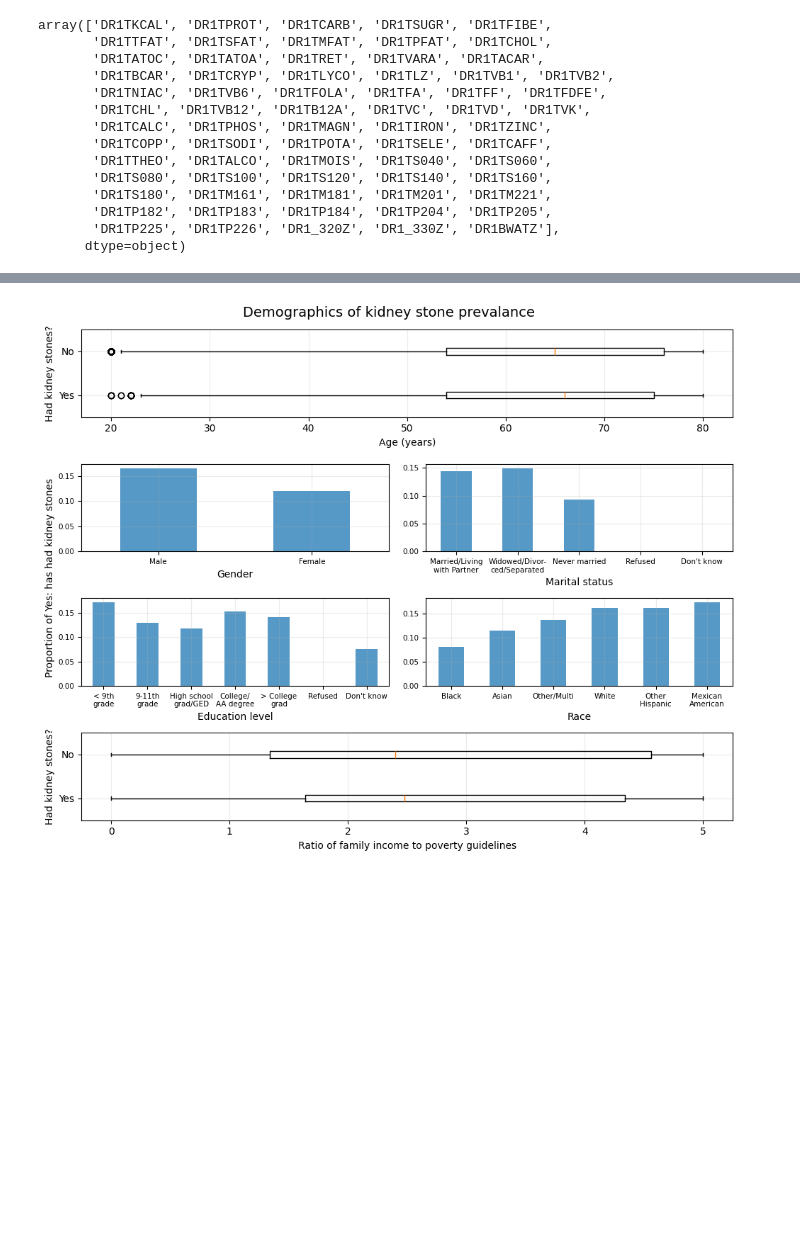
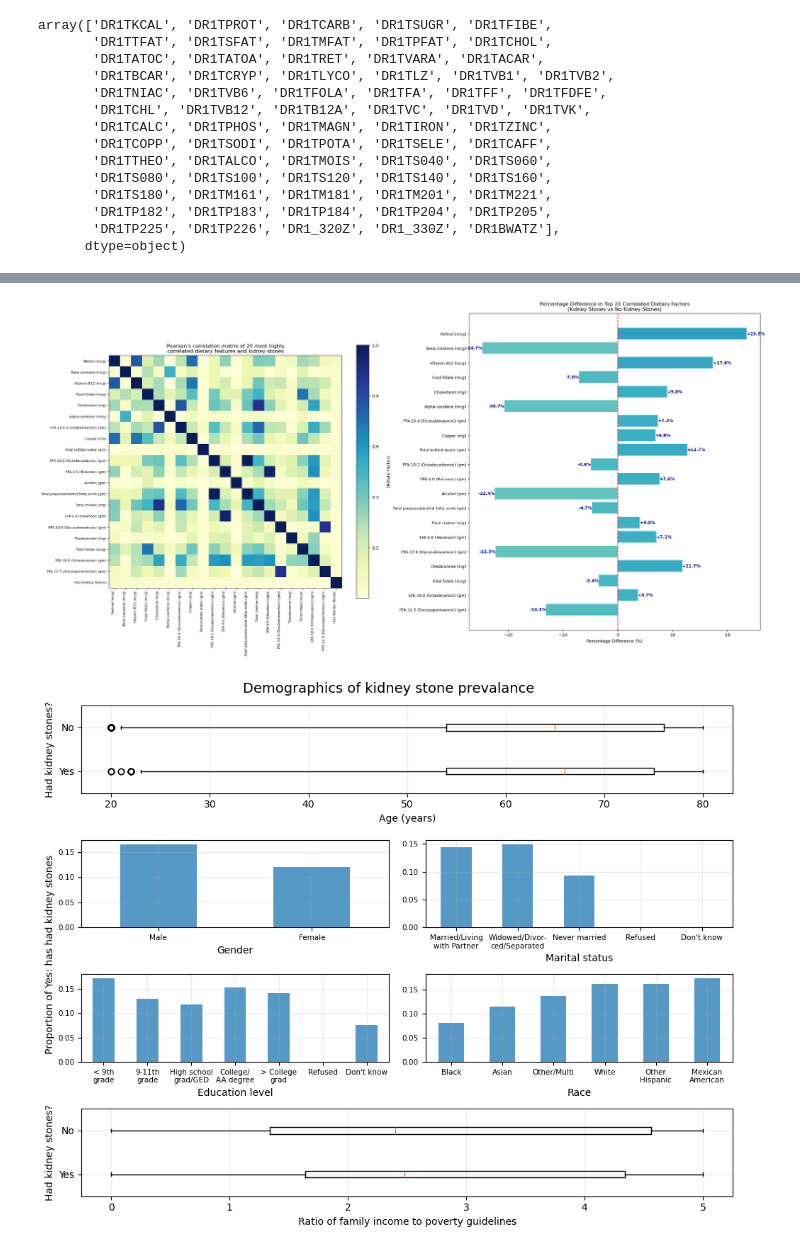
Before and after one commit to dvnguyen02/DATA301-Project, a Jupyter notebook: EDA/background-and-data.ipynb, the cells around one changed output, grey strips where cells are left out. Cells and saved outputs as stored; diff of their text form; code cells hidden in the pictures; blank space fills up the shorter version.

```diff
--- a/EDA/background-and-data.ipynb
+++ b/EDA/background-and-data.ipynb
@@ -156,3 +186,81 @@ plt.show()
+# %%
+# Function to calculate percentage difference
+def percent_diff(a, b):
+    return ((a - b) / b) * 100 if b != 0 else 0
+
+# Calculate means and percentage differences for top 20 correlated features
+results = []
+for var in top_corr:
+    mean_with_stones = df[df['has_kidney_stones'] == 1][var].mean()
+    mean_without_stones = df[df['has_kidney_stones'] == 0][var].mean()
+    pct_diff = percent_diff(mean_with_stones, mean_without_stones)
+    correlation = corr_matrix.loc[var, 'has_kidney_stones']
+    results.append({
+        'Variable': var_labels.get(var, var),  # Use var if label not found
+        'Original Variable': var,
+        'Mean (With Stones)': mean_with_stones,
+        'Mean (Without Stones)': mean_without_stones,
+        'Percentage Difference': pct_diff,
+        'Correlation': correlation
+    })
+
+# Create a DataFrame from the results
+results_df = pd.DataFrame(results)
+
+# Sort by correlation (same order as in the correlation matrix)
+results_df_sorted = results_df.sort_values('Correlation', ascending=False)
+
+# Create the combined figure
+fig, (ax1, ax2) = plt.subplots(1, 2, figsize=(24, 12))
+
+# Prepare labels for correlation matrix
+matrix_labels = [var_labels.get(col, col) for col in top_corr_matrix.columns]
+
+# Plot correlation matrix
+im = ax1.imshow(top_corr_matrix, cmap="YlGnBu")
+ax1.set_title("Pearson's correlation matrix of 20 most highly\ncorrelated dietary features and kidney stones")
+ax1.set_xticks(np.arange(len(matrix_labels)))
+ax1.set_yticks(np.arange(len(matrix_labels)))
+ax1.set_xticklabels(matrix_labels, rotation=90, ha='right')
+ax1.set_yticklabels(matrix_labels)
+plt.colorbar(im, ax=ax1, shrink=0.8)
+
+# Adjust label size for correlation matrix
+ax1.tick_params(axis='both', which='major', labelsize=8)
+
+# Create a custom colormap that aligns with YlGnBu
+colors = plt.cm.YlGnBu(np.linspace(0.2, 0.8, 256))
+custom_cmap = LinearSegmentedColormap.from_list('custom_YlGnBu', colors)
+
+# Plot percentage difference with custom colormap
+bars = ax2.barh(results_df_sorted['Variable'], results_df_sorted['Percentage Difference'],
+                color=results_df_sorted['Percentage Difference'].map(lambda x: custom_cmap(0.5 + x/200)))
+
+ax2.set_title('Percentage Difference in Top 20 Correlated Dietary Factors\n(Kidney Stones vs No Kidney Stones)')
+ax2.set_xlabel('Percentage Difference (%)')
+ax2.set_ylabel('Dietary Factors')
+ax2.axvline(x=0, color='r', linestyle='--')
+ax2.tick_params(axis='y', labelsize=9)
+
+# Reverse y-axis for bar plot to match correlation matrix order
+ax2.invert_yaxis()
+
+
+# Add percentage values to the end of each bar
+for i, bar in enumerate(bars):
+    width = bar.get_width()
+    if width >= 0:
+        ax2.text(width, bar.get_y() + bar.get_height()/2, f'+{width:.1f}%',
+                 ha='left', va='center', fontweight='bold', color='darkblue')
+    else:
+        ax2.text(width, bar.get_y() + bar.get_height()/2, f'{width:.1f}%',
+                 ha='right', va='center', fontweight='bold', color='darkblue')
+
+plt.tight_layout()
+plt.savefig("../results/figures/top20_correlated_diety_features.png", dpi=300, bbox_inches='tight')
+plt.show()
+# %% [output]
+[figure, added]
 # %%
 demo_df = df[["KIQ026", "RIAGENDR", "RIDAGEYR", "RIDRETH3", "DMDEDUC2", "DMDMARTZ", "INDFMPIR"]]
 demo_map = {
```
Also changed, not shown: parts of 8 cells of this notebook, 7 other files.
